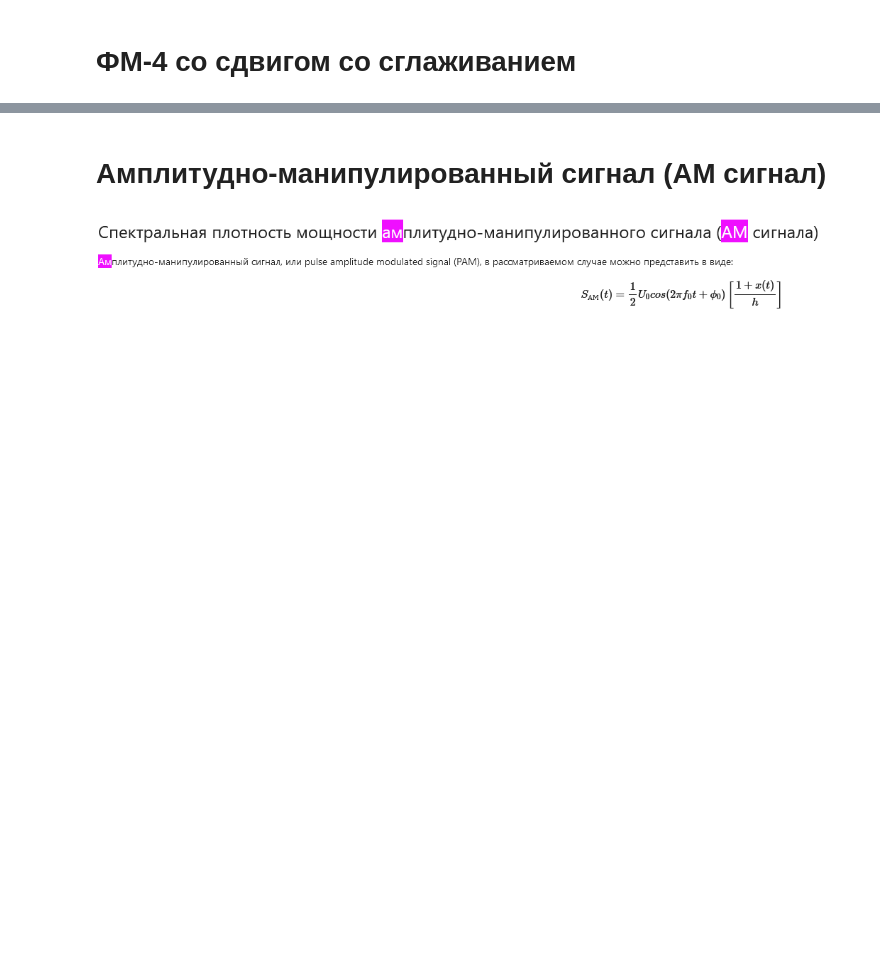
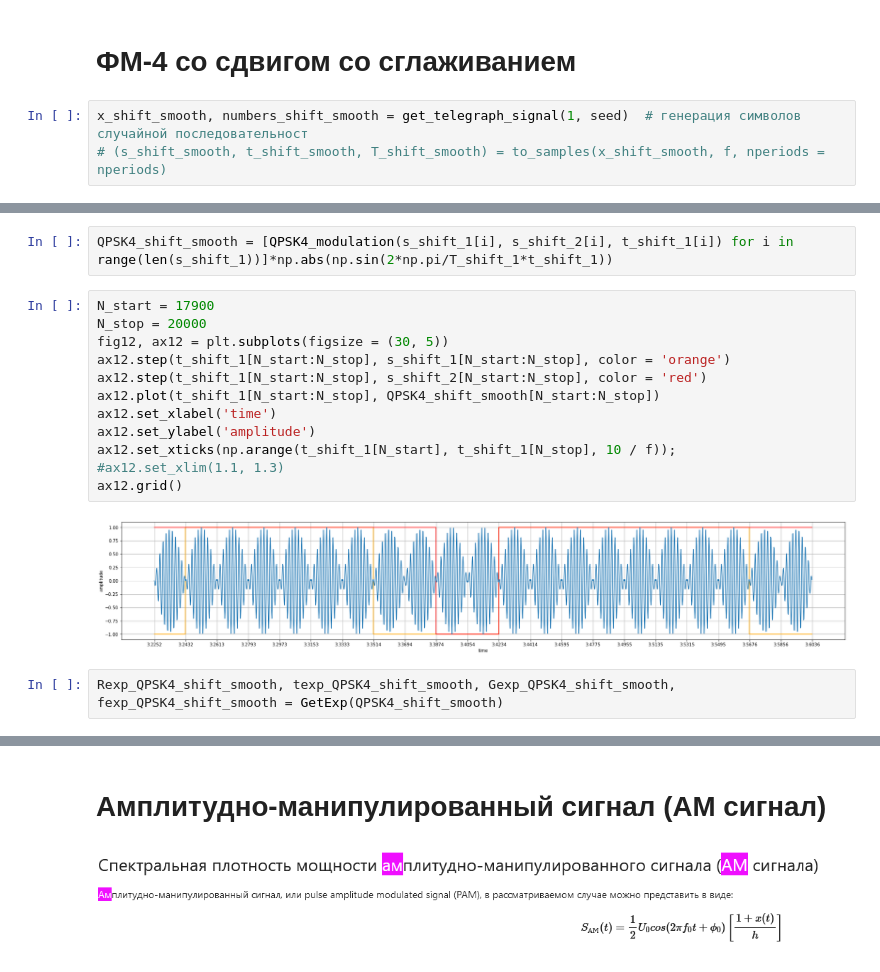
Before and after one commit to AlfaIV/RFinfSystem, a Jupyter notebook: РЛ1-93_ШаповаловИО_lab01.ipynb, the cells around one changed output, grey strips where cells are left out. Cells and saved outputs as stored; diff of their text form; blank space fills up the shorter version.

```diff
--- a/РЛ1-93_ШаповаловИО_lab01.ipynb
+++ b/РЛ1-93_ШаповаловИО_lab01.ipynb
@@ -197,2 +182,5 @@ ax4[1,0].legend()
 # %% [markdown]
 # ФМ-4 со сдвигом со сглаживанием
+# %%
+x_shift_smooth, numbers_shift_smooth = get_telegraph_signal(1, seed)  # генерация символов случайной последовательност
+# (s_shift_smooth, t_shift_smooth, T_shift_smooth) = to_samples(x_shift_smooth, f, nperiods = nperiods)
@@ -198,0 +195,18 @@ ax4[1,0].legend()
+# %%
+QPSK4_shift_smooth = [QPSK4_modulation(s_shift_1[i], s_shift_2[i], t_shift_1[i]) for i in range(len(s_shift_1))]*np.abs(np.sin(2*np.pi/T_shift_1*t_shift_1))
+# %%
+N_start = 17900
+N_stop = 20000
+fig12, ax12 = plt.subplots(figsize = (30, 5))
+ax12.step(t_shift_1[N_start:N_stop], s_shift_1[N_start:N_stop], color = 'orange')
+ax12.step(t_shift_1[N_start:N_stop], s_shift_2[N_start:N_stop], color = 'red')
+ax12.plot(t_shift_1[N_start:N_stop], QPSK4_shift_smooth[N_start:N_stop])
+ax12.set_xlabel('time')
+ax12.set_ylabel('amplitude')
+ax12.set_xticks(np.arange(t_shift_1[N_start], t_shift_1[N_stop], 10 / f));
+#ax12.set_xlim(1.1, 1.3)
+ax12.grid()
+# %% [output]
+[figure, added]
+# %%
+Rexp_QPSK4_shift_smooth, texp_QPSK4_shift_smooth, Gexp_QPSK4_shift_smooth, fexp_QPSK4_shift_smooth = GetExp(QPSK4_shift_smooth)
```
Also changed, not shown: parts of 39 cells of this notebook.
